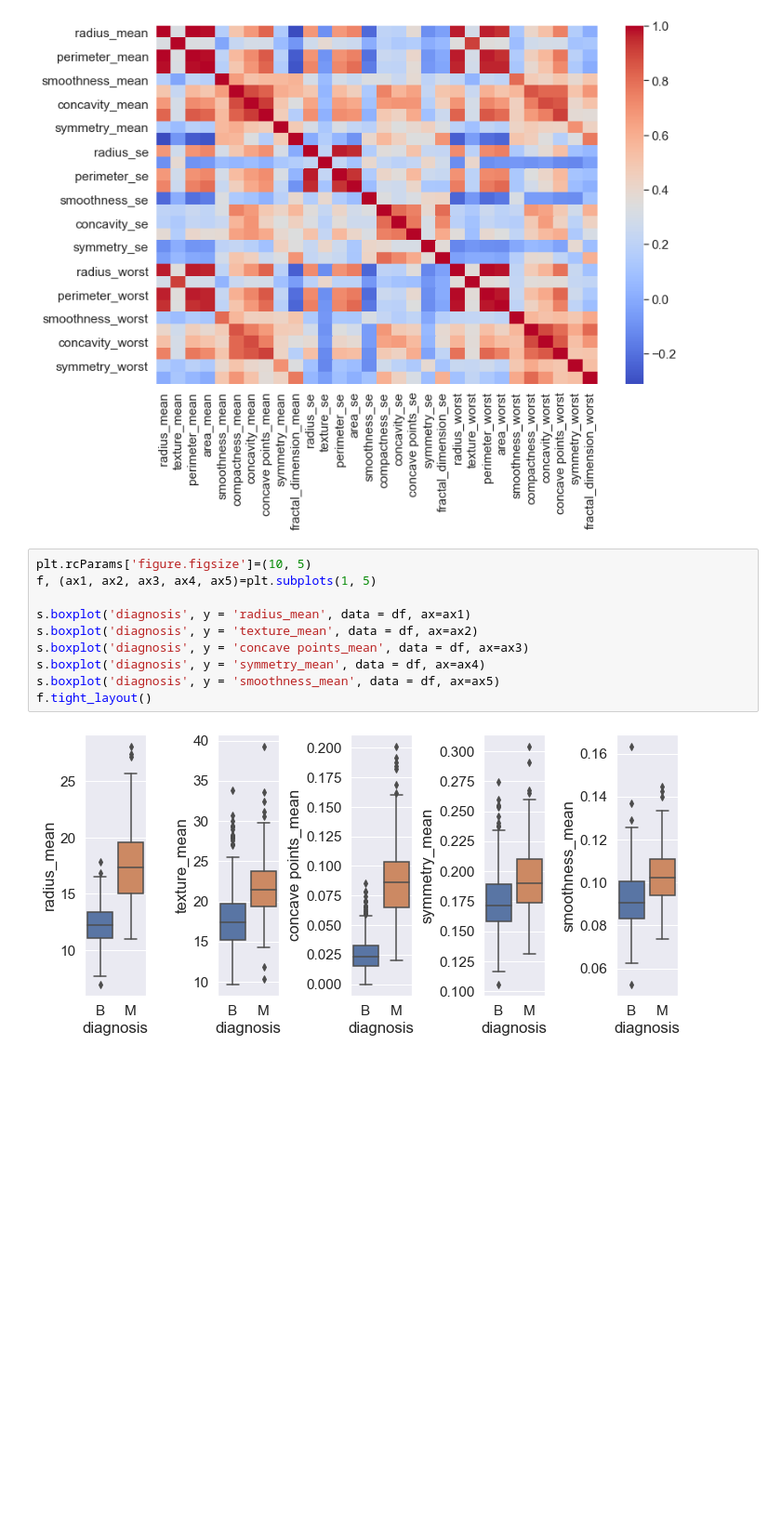
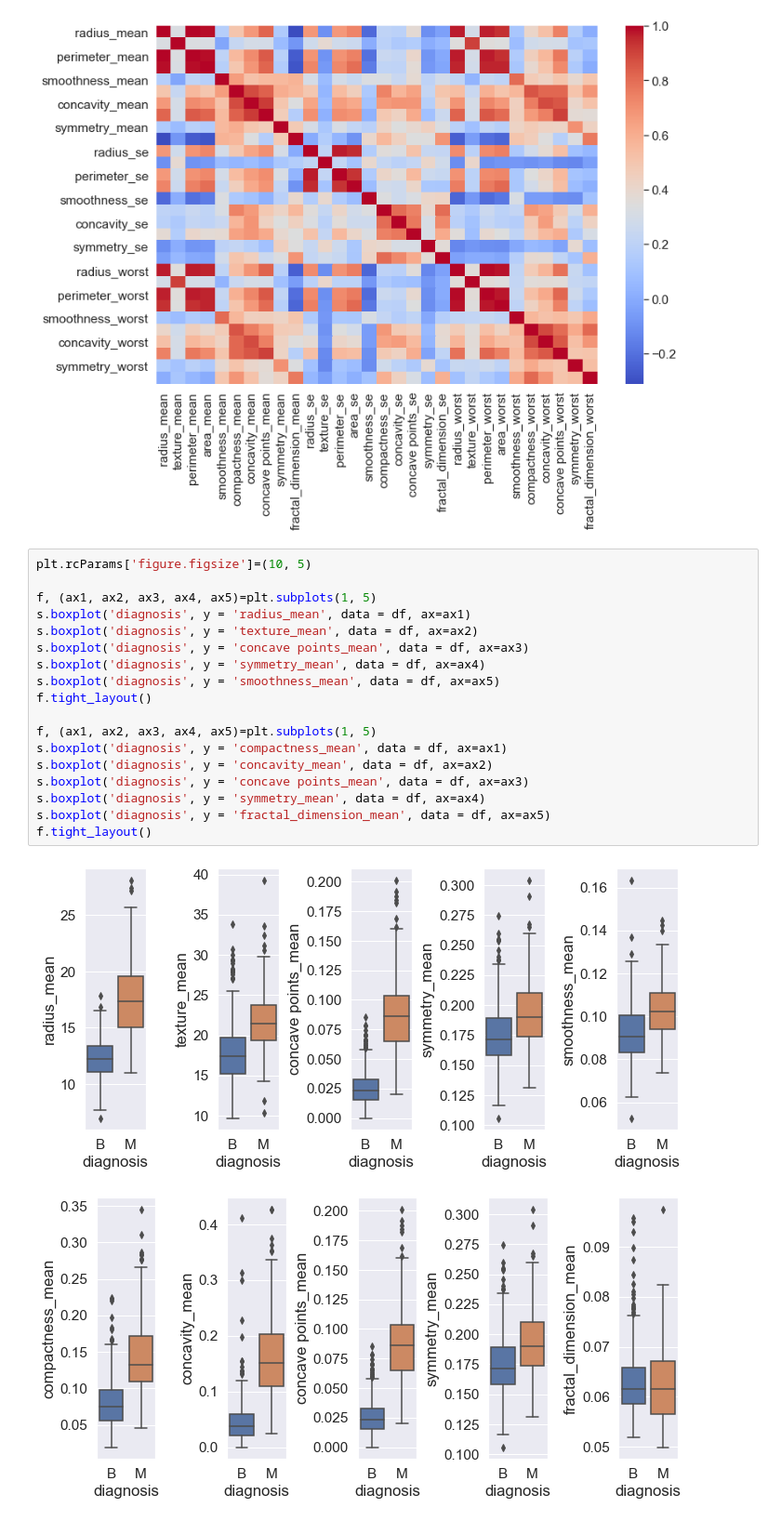
Before and after one commit to LinaSachuk/Deploying-Machine-Learning-Models, a Jupyter notebook: Breast Cancer Classification.ipynb, the cells around one changed output. Shown at 93% size. Cells and saved outputs as stored; diff of their text form; blank space fills up the shorter version.

```diff
--- a/Breast Cancer Classification.ipynb
+++ b/Breast Cancer Classification.ipynb
@@ -122,16 +122,25 @@ s.heatmap(df.drop('diagnosis', axis=1).drop('id', axis=1).corr(), cmap='coolwarm
 [figure]
 # %%
 plt.rcParams['figure.figsize']=(10, 5)
+
 f, (ax1, ax2, ax3, ax4, ax5)=plt.subplots(1, 5)
-
 s.boxplot('diagnosis', y = 'radius_mean', data = df, ax=ax1)
 s.boxplot('diagnosis', y = 'texture_mean', data = df, ax=ax2)
 s.boxplot('diagnosis', y = 'concave points_mean', data = df, ax=ax3)
 s.boxplot('diagnosis', y = 'symmetry_mean', data = df, ax=ax4)
 s.boxplot('diagnosis', y = 'smoothness_mean', data = df, ax=ax5)
 f.tight_layout()
+
+f, (ax1, ax2, ax3, ax4, ax5)=plt.subplots(1, 5)
+s.boxplot('diagnosis', y = 'compactness_mean', data = df, ax=ax1)
+s.boxplot('diagnosis', y = 'concavity_mean', data = df, ax=ax2)
+s.boxplot('diagnosis', y = 'concave points_mean', data = df, ax=ax3)
+s.boxplot('diagnosis', y = 'symmetry_mean', data = df, ax=ax4)
+s.boxplot('diagnosis', y = 'fractal_dimension_mean', data = df, ax=ax5)
+f.tight_layout()
 # %% [output]
 [figure]
+[figure, added]
 # %%
 from keras.layers import Input, Dense
 input_tensor = Input(shape = (1,))
```
Also changed, not shown: parts of 2 cells of this notebook, 1 other file.
